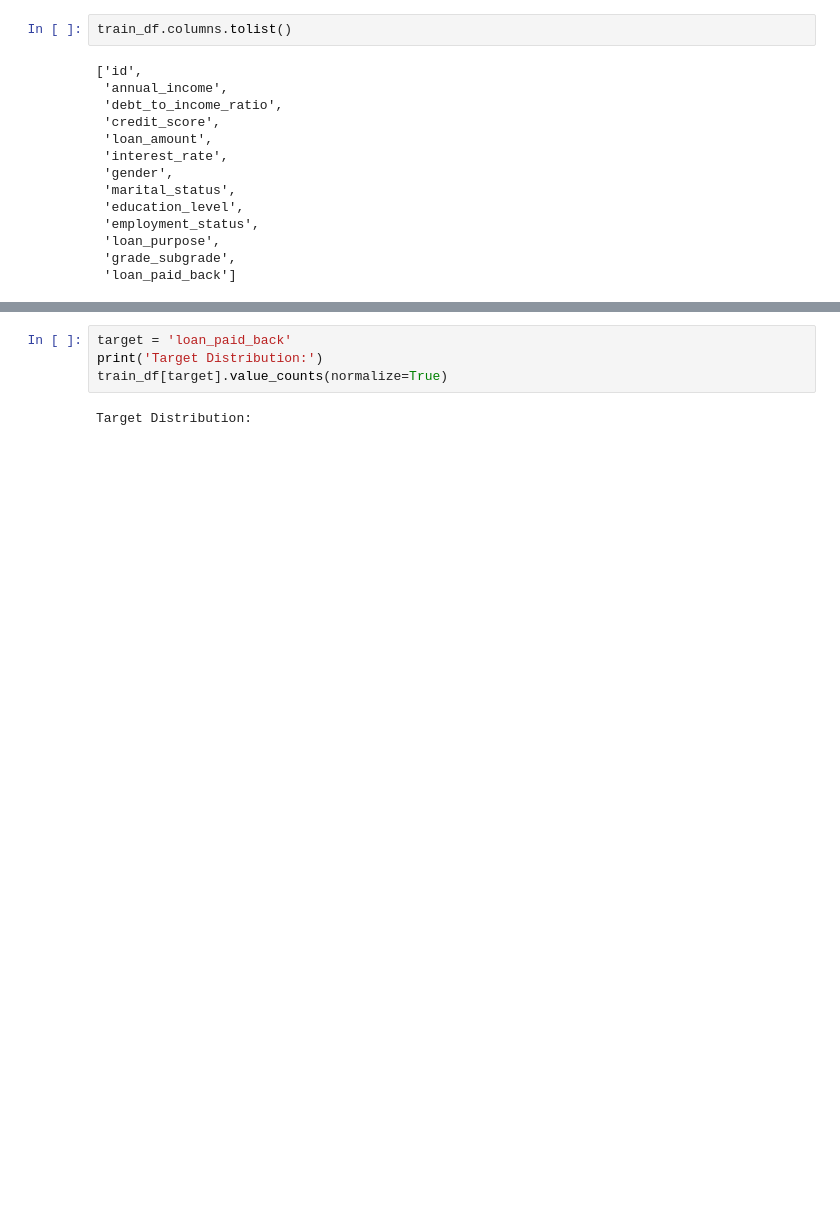
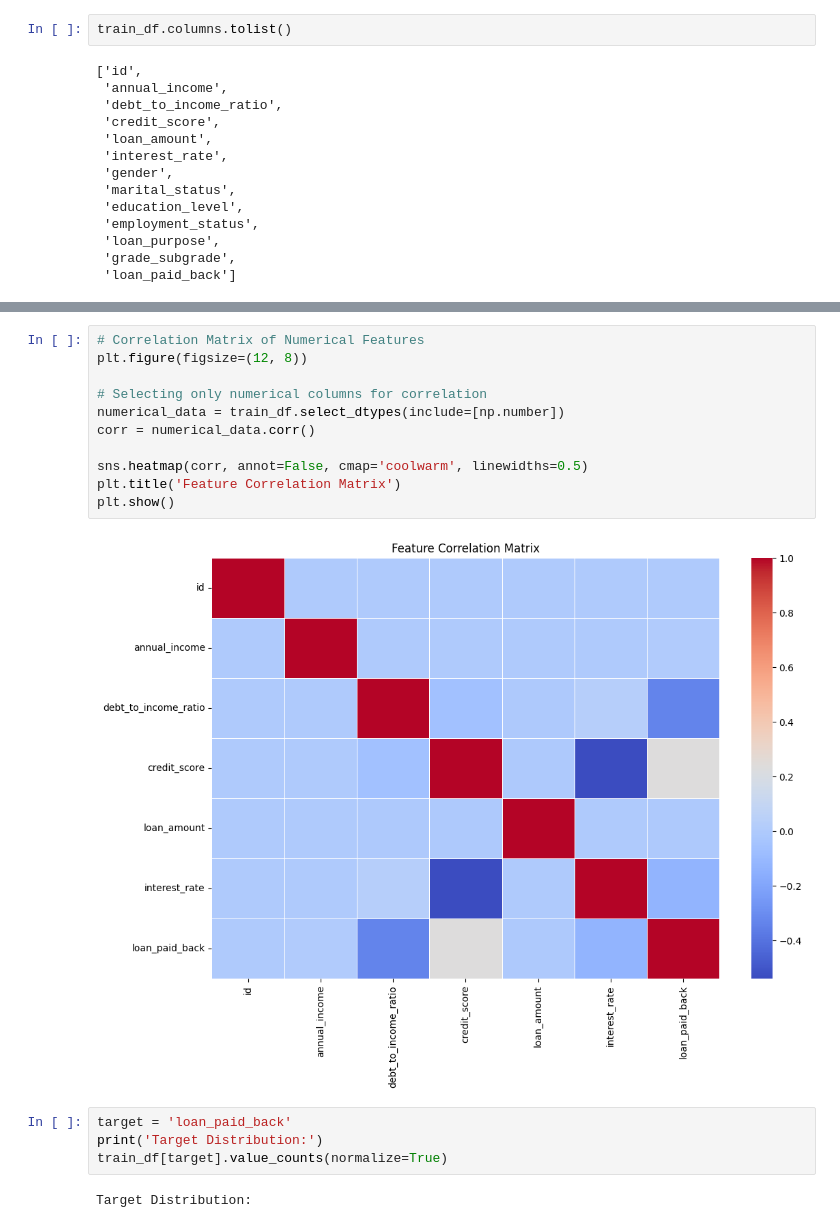
Before and after one commit to irkky/Loan-Payback-Prediction-EDA-to-Ensemble-S5E11, a Jupyter notebook: main.ipynb, the cells around one changed output, grey strips where cells are left out. Drawn from its saved outputs; the diff is of its cells as text; blank space fills up the shorter version.

```diff
--- a/main.ipynb
+++ b/main.ipynb
@@ -47,3 +66,16 @@ train_df.columns.tolist()
+# %%
+# Correlation Matrix of Numerical Features
+plt.figure(figsize=(12, 8))
+
+# Selecting only numerical columns for correlation
+numerical_data = train_df.select_dtypes(include=[np.number])
+corr = numerical_data.corr()
+
+sns.heatmap(corr, annot=False, cmap='coolwarm', linewidths=0.5)
+plt.title('Feature Correlation Matrix')
+plt.show()
+# %% [output]
+[figure, added]
 # %%
 target = 'loan_paid_back'
 print('Target Distribution:')
```
Also changed, not shown: parts of 16 cells of this notebook.
